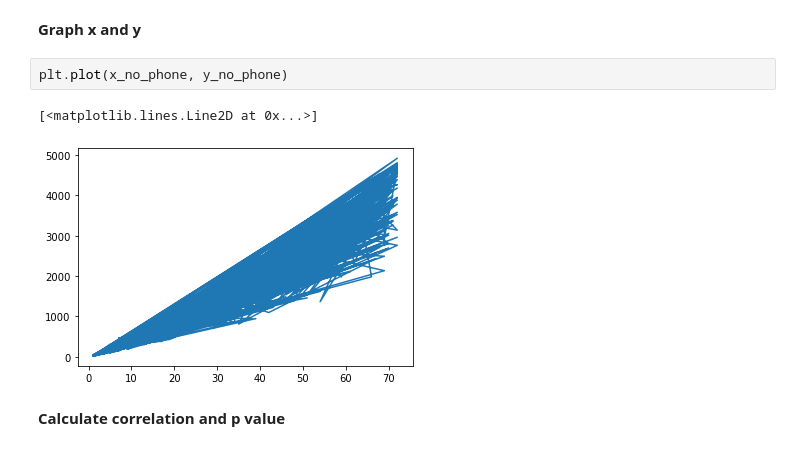
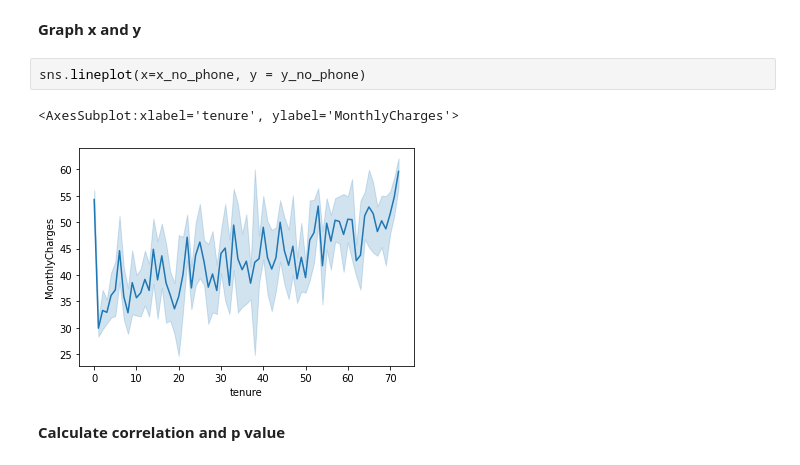
Before and after one commit to malachi-hale/statistics-exercises, a Jupyter notebook: hypothesis_testing.ipynb, the cells around one changed output. Saved outputs shown, nothing was run; the diff lists cells and outputs as text.

```diff
--- a/hypothesis_testing.ipynb
+++ b/hypothesis_testing.ipynb
@@ -603,10 +603,10 @@ y_no_phone = y[telco.PhoneService == "No"]
 # %% [markdown]
 **Graph x and y**
 # %%
-plt.plot(x_no_phone, y_no_phone)
+sns.lineplot(x=x_no_phone, y = y_no_phone)
 # %% [output]
-[<matplotlib.lines.Line2D at 0x...>]
+<AxesSubplot:xlabel='tenure', ylabel='MonthlyCharges'>
-[figure, old version]
+[figure, new version]
 # %% [markdown]
 **Calculate correlation and p value**
 # %%
```
Also changed, not shown: parts of 64 cells of this notebook.
